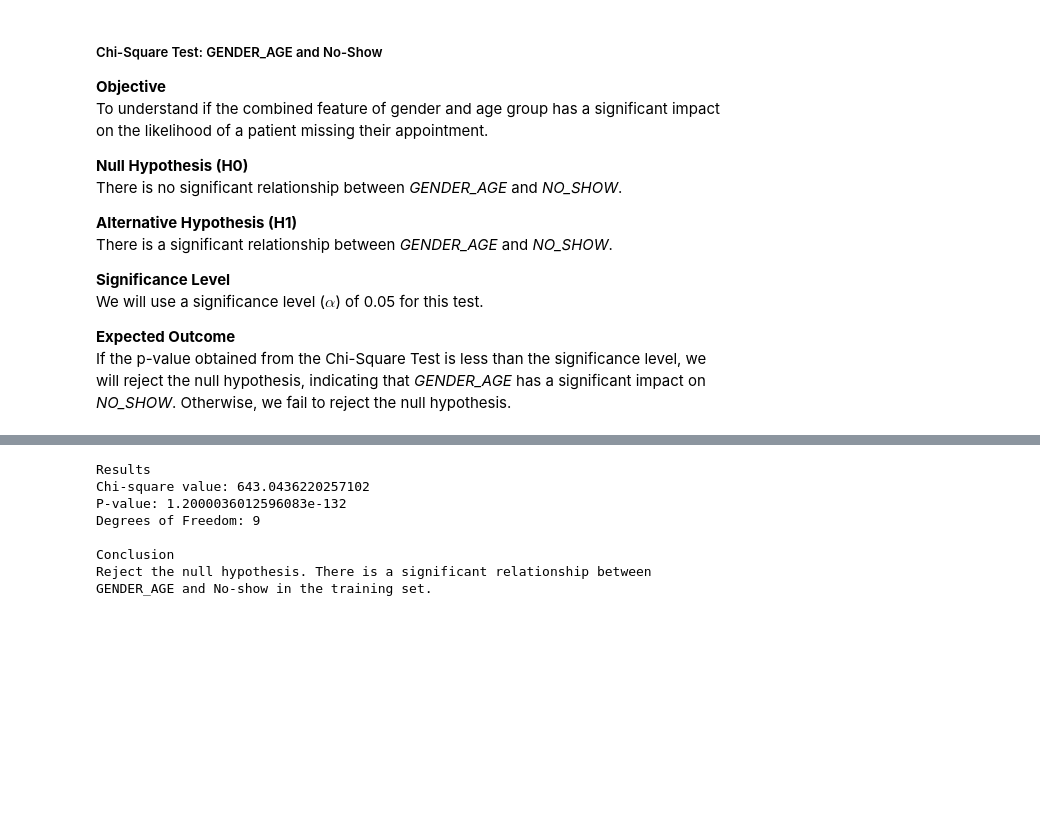
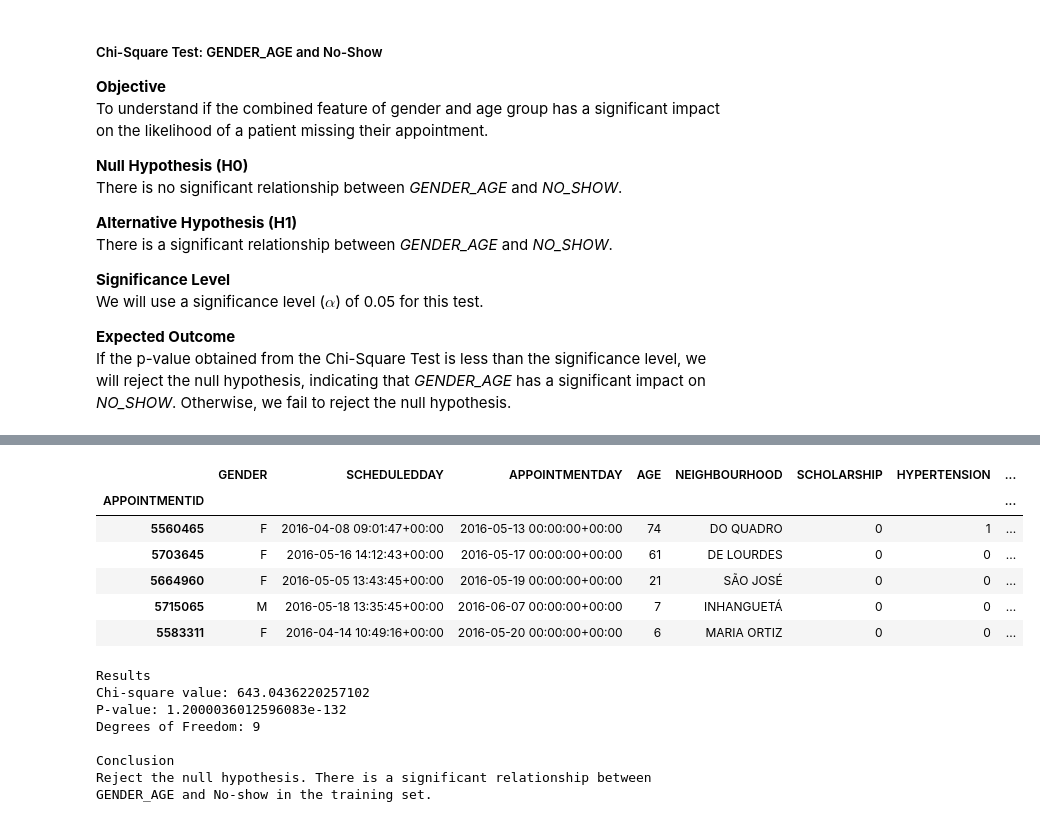
Before and after one commit to makaveli006/Healthcare-Appointment-Absent-Prediction, a Jupyter notebook: 1.Project Notebook.ipynb, the cells around one changed output, grey strips where cells are left out. Saved outputs shown, nothing was run; the diff lists cells and outputs as text; code cells hidden in the pictures; blank space fills up the shorter version.

```diff
--- a/1.Project Notebook.ipynb
+++ b/1.Project Notebook.ipynb
@@ -1357,3 +1550,13 @@ contingency_table_gender_age_train = pd.crosstab(train_data['GENDER_AGE'], train
+# %%
+train_data.head()
+# %% [output]
+|  | GENDER | SCHEDULEDDAY | APPOINTMENTDAY | AGE | NEIGHBOURHOOD | SCHOLARSHIP | HYPERTENSION | ... |
+| APPOINTMENTID |  |  |  |  |  |  |  | ... |
+| 5560465 | F | 2016-04-08 09:01:47+00:00 | 2016-05-13 00:00:00+00:00 | 74 | DO QUADRO | 0 | 1 | ... |
+| 5703645 | F | 2016-05-16 14:12:43+00:00 | 2016-05-17 00:00:00+00:00 | 61 | DE LOURDES | 0 | 0 | ... |
+| 5664960 | F | 2016-05-05 13:43:45+00:00 | 2016-05-19 00:00:00+00:00 | 21 | SÃO JOSÉ | 0 | 0 | ... |
+| 5715065 | M | 2016-05-18 13:35:45+00:00 | 2016-06-07 00:00:00+00:00 | 7 | INHANGUETÁ | 0 | 0 | ... |
+| 5583311 | F | 2016-04-14 10:49:16+00:00 | 2016-05-20 00:00:00+00:00 | 6 | MARIA ORTIZ | 0 | 0 | ... |
 # %%
 # Perform the Chi-square test
 chi2, p_value, dof, expected = chi2_contingency(contingency_table_gender_age_train)
```
Also changed, not shown: parts of 34 cells of this notebook, 1 other file.
